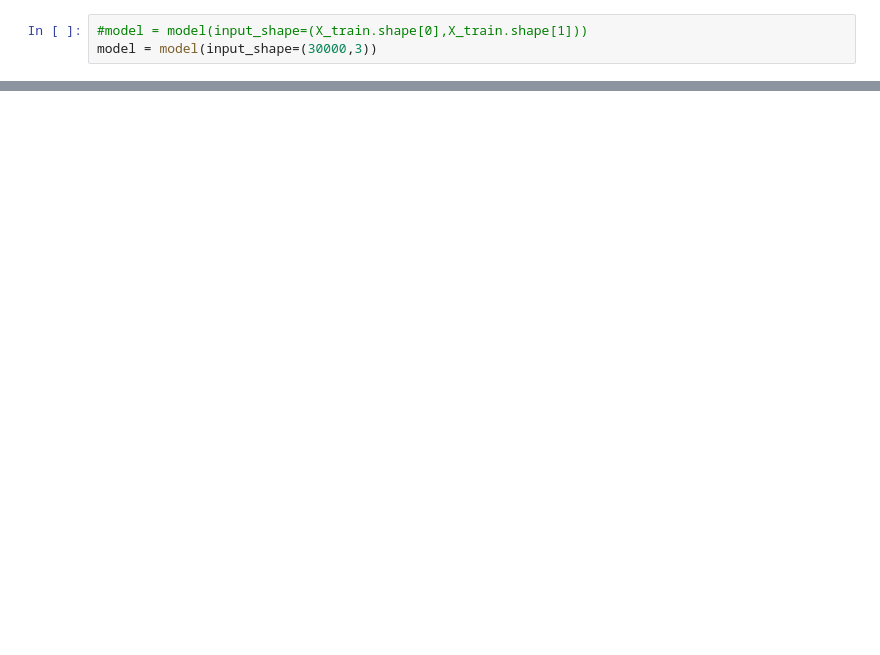
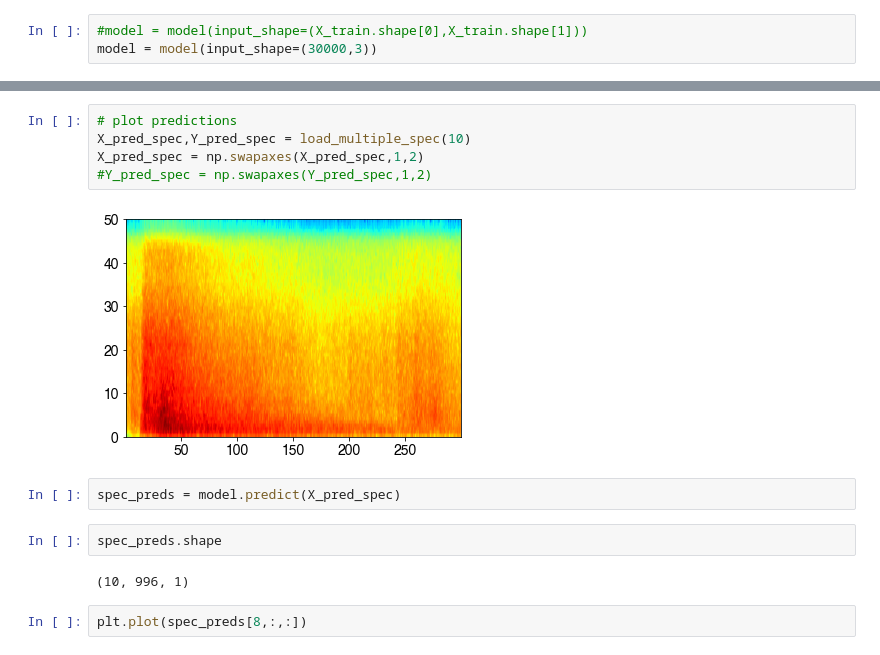
Before and after one commit to albertleonardo/Pn, a Jupyter notebook: numbertwo.ipynb, the cells around one changed output, grey strips where cells are left out. Saved outputs shown, nothing was run; the diff lists cells and outputs as text; blank space fills up the shorter version.

```diff
--- a/numbertwo.ipynb
+++ b/numbertwo.ipynb
@@ -179,0 +348,15 @@ int((30000-3)/2 +1)
+# %%
+# plot predictions
+X_pred_spec,Y_pred_spec = load_multiple_spec(10)
+X_pred_spec = np.swapaxes(X_pred_spec,1,2)
+#Y_pred_spec = np.swapaxes(Y_pred_spec,1,2)
+# %% [output]
+[figure, added]
+# %%
+spec_preds = model.predict(X_pred_spec)
+# %%
+spec_preds.shape
+# %% [output]
+(10, 996, 1)
+# %%
+plt.plot(spec_preds[8,:,:])
```
Also changed, not shown: parts of 31 cells of this notebook.
